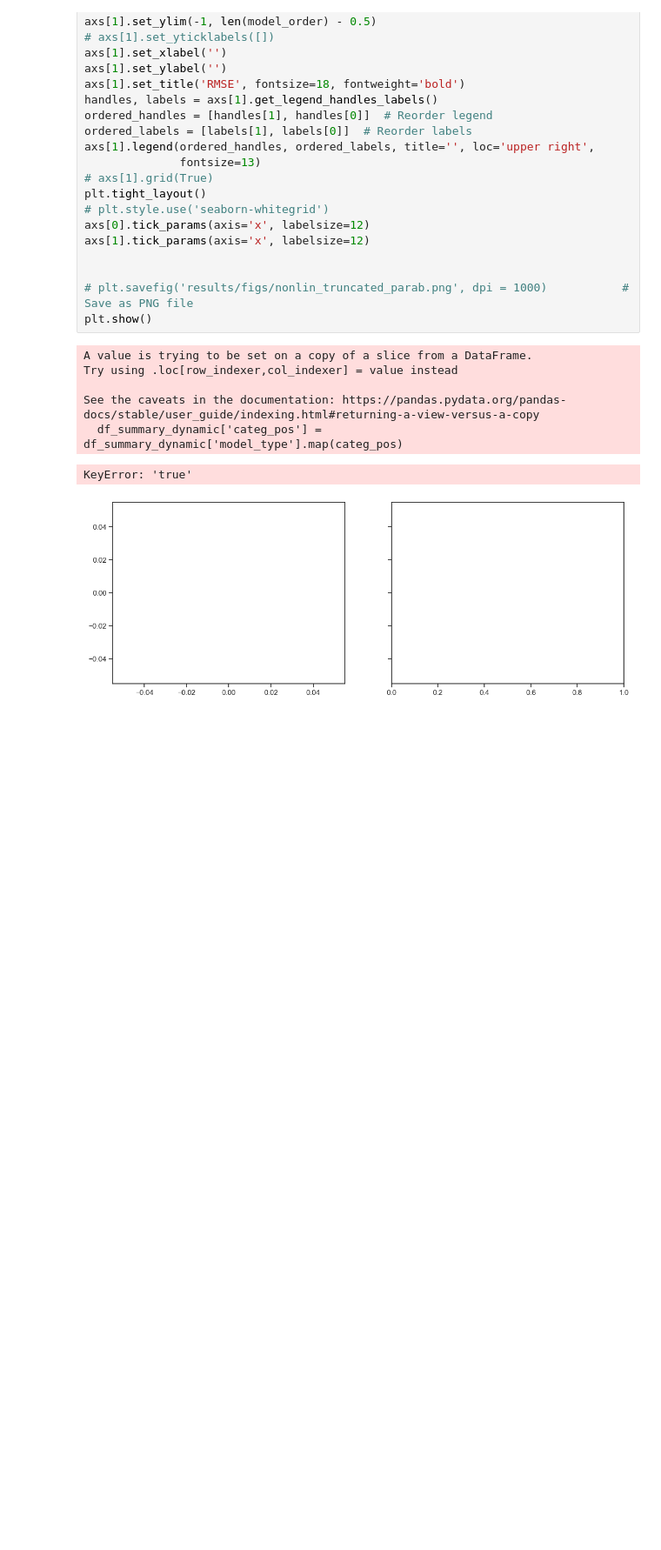
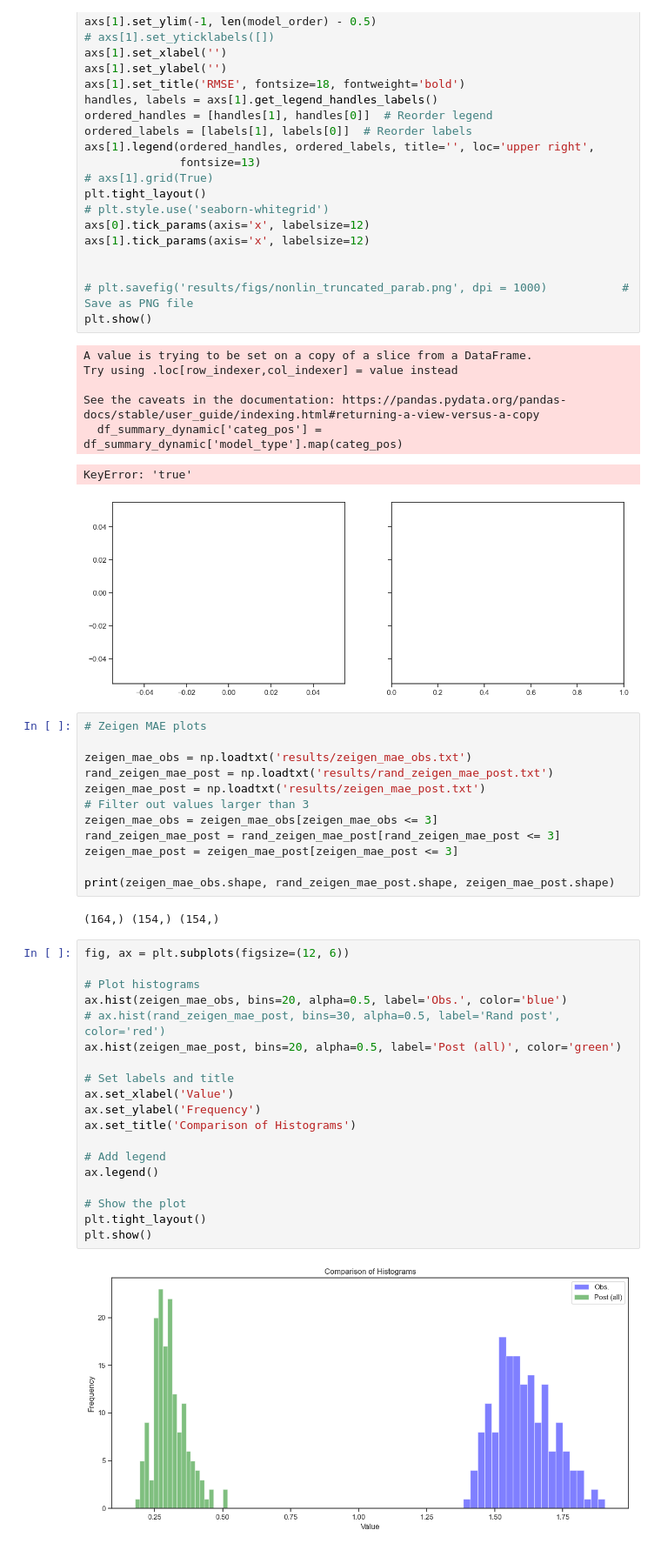
Before and after one commit to barwein/BayesProxyNets, a Jupyter notebook: Simulations/Sim_results_analysis.ipynb, the cells around one changed output. Shown at 87% size. Cells and saved outputs as stored; diff of their text form; blank space fills up the shorter version.

```diff
--- a/Simulations/Sim_results_analysis.ipynb
+++ b/Simulations/Sim_results_analysis.ipynb
@@ -522,3 +546,38 @@ See the caveats in the documentation: https://pandas.pydata.org/pandas-docs/stab
   df_summary_dynamic['categ_pos'] = df_summary_dynamic['model_type'].map(categ_pos)
 KeyError: 'true'
 [figure]
+# %%
+# Zeigen MAE plots
+
+zeigen_mae_obs = np.loadtxt('results/zeigen_mae_obs.txt')
+rand_zeigen_mae_post = np.loadtxt('results/rand_zeigen_mae_post.txt')
+zeigen_mae_post = np.loadtxt('results/zeigen_mae_post.txt')
+# Filter out values larger than 3
+zeigen_mae_obs = zeigen_mae_obs[zeigen_mae_obs <= 3]
+rand_zeigen_mae_post = rand_zeigen_mae_post[rand_zeigen_mae_post <= 3]
+zeigen_mae_post = zeigen_mae_post[zeigen_mae_post <= 3]
+
+print(zeigen_mae_obs.shape, rand_zeigen_mae_post.shape, zeigen_mae_post.shape)
+# %% [output]
+(164,) (154,) (154,)
+# %%
+fig, ax = plt.subplots(figsize=(12, 6))
+
+# Plot histograms
+ax.hist(zeigen_mae_obs, bins=20, alpha=0.5, label='Obs.', color='blue')
+# ax.hist(rand_zeigen_mae_post, bins=30, alpha=0.5, label='Rand post', color='red')
+ax.hist(zeigen_mae_post, bins=20, alpha=0.5, label='Post (all)', color='green')
+
+# Set labels and title
+ax.set_xlabel('Value')
+ax.set_ylabel('Frequency')
+ax.set_title('Comparison of Histograms')
+
+# Add legend
+ax.legend()
+
+# Show the plot
+plt.tight_layout()
+plt.show()
+# %% [output]
+[figure, added]
```
Also changed, not shown: parts of 11 cells of this notebook, 34 other files.
